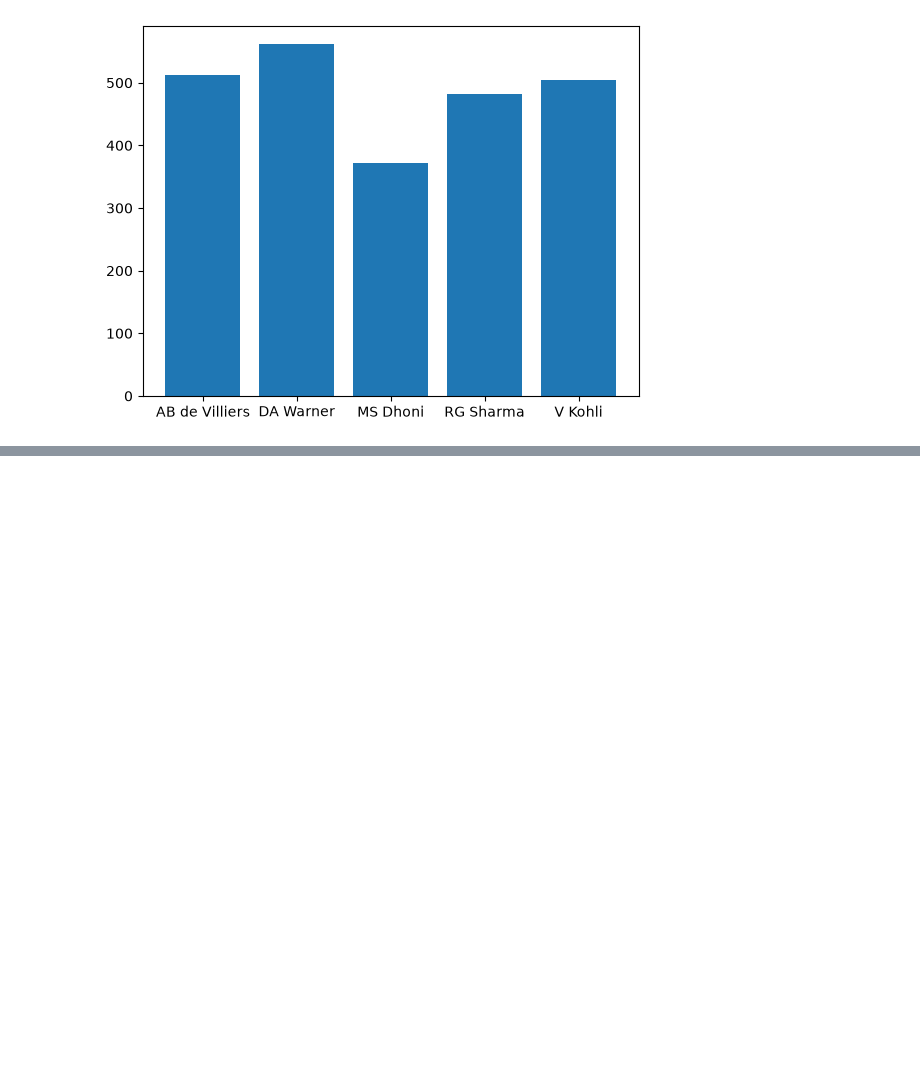
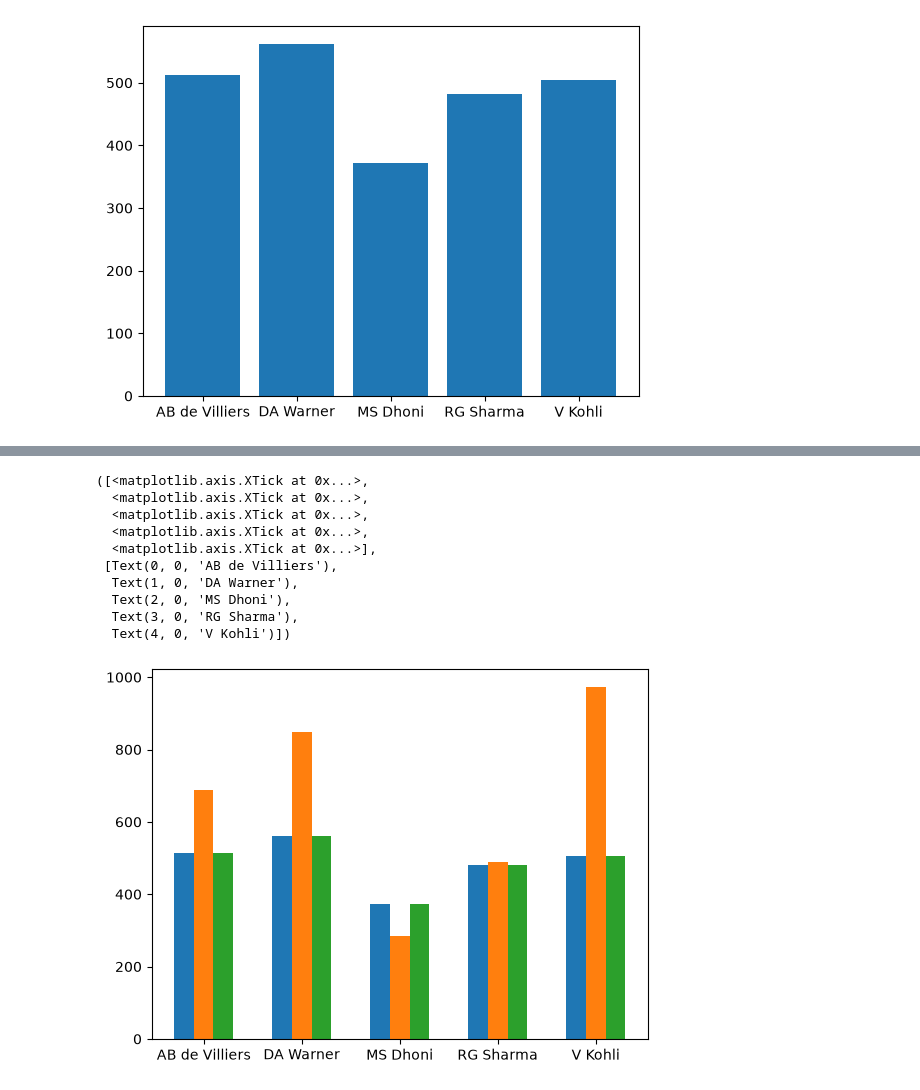
Before and after one commit to Rishit1769/Matplotlib, a Jupyter notebook: BarChart.ipynb, the cells around one changed output, grey strips where cells are left out. Drawn from its saved outputs; the diff is of its cells as text; code cells hidden in the pictures; blank space fills up the shorter version.

```diff
--- a/BarChart.ipynb
+++ b/BarChart.ipynb
@@ -25,0 +33,17 @@ plt.bar(df['batsman'],df['2015'])
+# %%
+plt.bar(np.arange(df.shape[0])-0.2, df['2015'],width=0.2)
+plt.bar(np.arange(df.shape[0]), df['2016'],width=0.2)
+plt.bar(np.arange(df.shape[0])+0.2, df['2015'],width=0.2)
+plt.xticks(np.arange(df.shape[0]),df['batsman'])
+# %% [output]
+([<matplotlib.axis.XTick at 0x...>,
+  <matplotlib.axis.XTick at 0x...>,
+  <matplotlib.axis.XTick at 0x...>,
+  <matplotlib.axis.XTick at 0x...>,
+  <matplotlib.axis.XTick at 0x...>],
+ [Text(0, 0, 'AB de Villiers'),
+  Text(1, 0, 'DA Warner'),
+  Text(2, 0, 'MS Dhoni'),
+  Text(3, 0, 'RG Sharma'),
+  Text(4, 0, 'V Kohli')])
+[figure, added]
```
Also changed, not shown: parts of 1 cell of this notebook.
